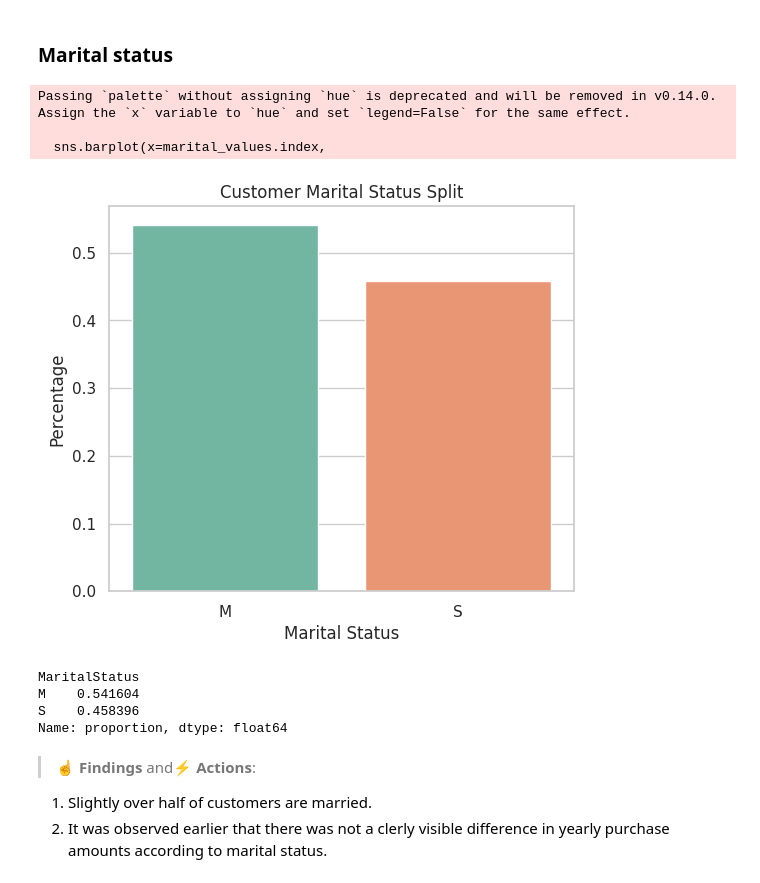
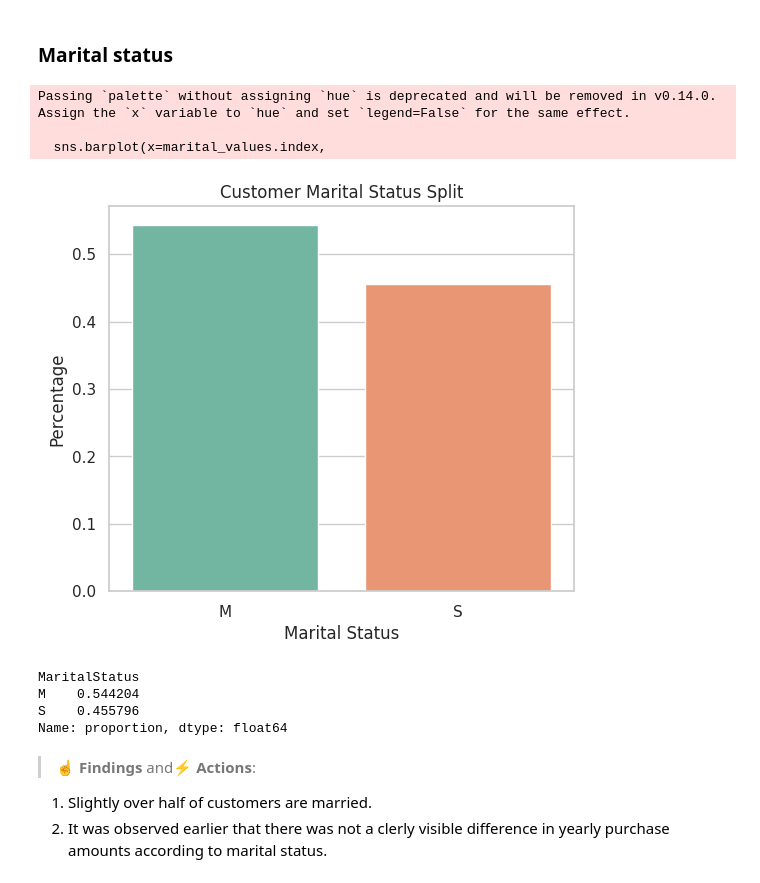
Before and after one commit to jamesrichardbunting/customer_segmentation, a Jupyter notebook: customer_segmentation.ipynb, the cells around one changed output. Cells and saved outputs as stored; diff of their text form; code cells hidden in the pictures.

```diff
--- a/customer_segmentation.ipynb
+++ b/customer_segmentation.ipynb
@@ -515,30 +517,30 @@ plt.show()
 ### Marital status
 # %%
 # Extract marital status value counts
-marital_values = person_in.MaritalStatus.value_counts(normalize=True)
+marital_values = person_in_filtered.MaritalStatus.value_counts(normalize=True)
 
 # Setting the seaborn style to "whitegrid" for better grid visibility
 sns.set_style("whitegrid")
 
 # Plot the values using seaborn barplot
 plt.figure(figsize=(6, 5))
 sns.barplot(x=marital_values.index,
             y=marital_values.values, palette='Set2')
 plt.title('Customer Marital Status Split')
 plt.xlabel('Marital Status')
 plt.ylabel('Percentage')
 plt.show()
 
 # Print values too
 marital_values
 # %% [output]
 Passing `palette` without assigning `hue` is deprecated and will be removed in v0.14.0. Assign the `x` variable to `hue` and set `legend=False` for the same effect.
 
   sns.barplot(x=marital_values.index,
-[figure, old version]
+[figure, new version]
 MaritalStatus
-M    0.541604
-S    0.458396
+M    0.544204
+S    0.455796
 Name: proportion, dtype: float64
 # %% [markdown]
 > ☝ **Findings** and⚡ **Actions**:
```
Also changed, not shown: parts of 8 cells of this notebook, 2 other files.
